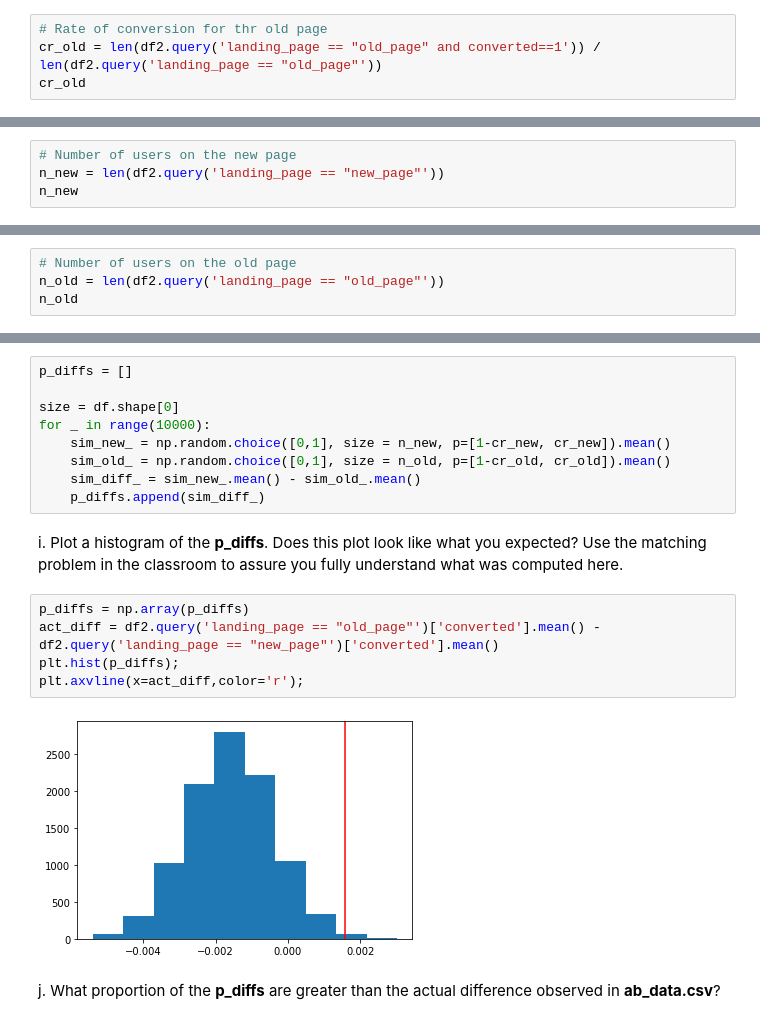
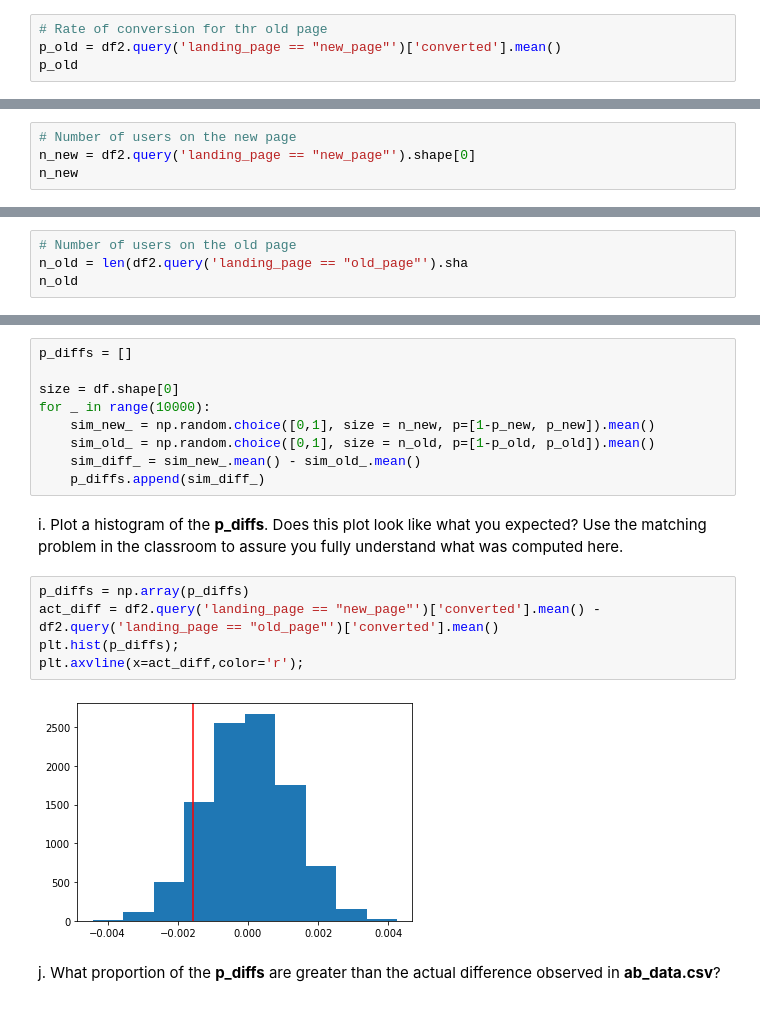
Before and after one commit to hamidkhbl/A-B_Testing_E-Commerce_Website, a Jupyter notebook: Analyze_ab_test_results_notebook.ipynb, the cells around one changed output, grey strips where cells are left out. Saved outputs shown, nothing was run; the diff lists cells and outputs as text.

Commit message:
refactor: changing mean calculation

```diff
--- a/Analyze_ab_test_results_notebook.ipynb
+++ b/Analyze_ab_test_results_notebook.ipynb
@@ -202,6 +201,6 @@ cr_new
 b. What is the **convert rate** for $p_{old}$ under the null? <br><br>
 # %%
 # Rate of conversion for thr old page
-cr_old = len(df2.query('landing_page == "old_page" and converted==1')) / len(df2.query('landing_page == "old_page"'))
-cr_old
+p_old = df2.query('landing_page == "new_page"')['converted'].mean()
+p_old
 # %% [output]
@@ -210,7 +209,7 @@ cr_old
 c. What is $n_{new}$?
 # %%
 # Number of users on the new page
-n_new = len(df2.query('landing_page == "new_page"'))
+n_new = df2.query('landing_page == "new_page"').shape[0]
 n_new
 # %% [output]
 145310
@@ -218,7 +217,7 @@ n_new
 d. What is $n_{old}$?
 # %%
 # Number of users on the old page
-n_old = len(df2.query('landing_page == "old_page"'))
+n_old = len(df2.query('landing_page == "old_page"').sha
 n_old
 # %% [output]
 145274
@@ -250,19 +249,19 @@ p_diffs = []
 
 size = df.shape[0]
 for _ in range(10000):
-    sim_new_ = np.random.choice([0,1], size = n_new, p=[1-cr_new, cr_new]).mean()
-    sim_old_ = np.random.choice([0,1], size = n_old, p=[1-cr_old, cr_old]).mean()
+    sim_new_ = np.random.choice([0,1], size = n_new, p=[1-p_new, p_new]).mean()
+    sim_old_ = np.random.choice([0,1], size = n_old, p=[1-p_old, p_old]).mean()
     sim_diff_ = sim_new_.mean() - sim_old_.mean()
     p_diffs.append(sim_diff_)
 # %% [markdown]
 i. Plot a histogram of the **p_diffs**.  Does this plot look like what you expected?  Use the matching problem in the classroom to assure you fully understand what was computed here.
 # %%
 p_diffs = np.array(p_diffs)
-act_diff = df2.query('landing_page == "old_page"')['converted'].mean() - df2.query('landing_page == "new_page"')['converted'].mean()
+act_diff = df2.query('landing_page == "new_page"')['converted'].mean() - df2.query('landing_page == "old_page"')['converted'].mean()
 plt.hist(p_diffs);
 plt.axvline(x=act_diff,color='r');
 # %% [output]
-[figure, old version]
+[figure, new version]
 # %% [markdown]
 j. What proportion of the **p_diffs** are greater than the actual difference observed in **ab_data.csv**?
 # %%
```
Also changed, not shown: parts of 16 cells of this notebook.
